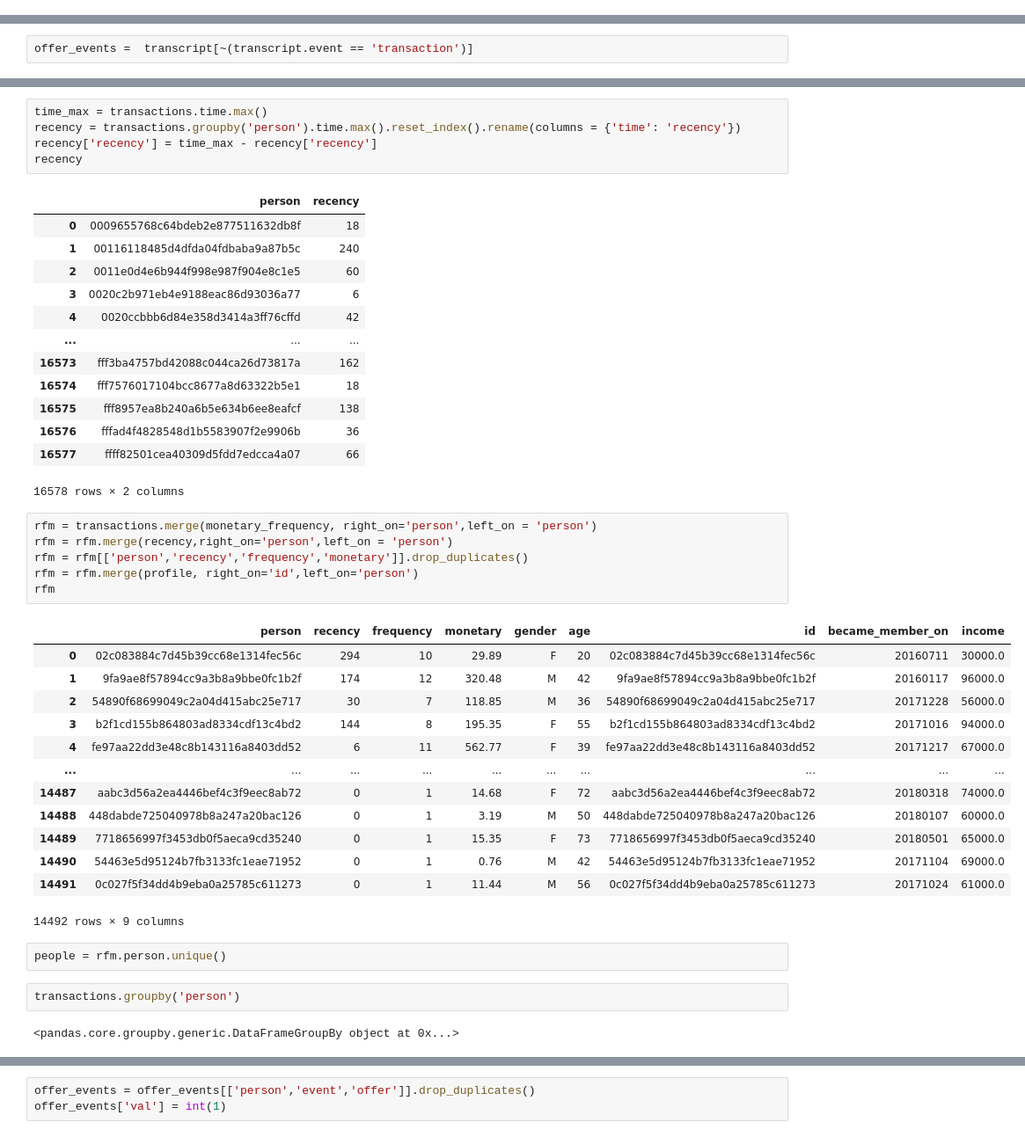
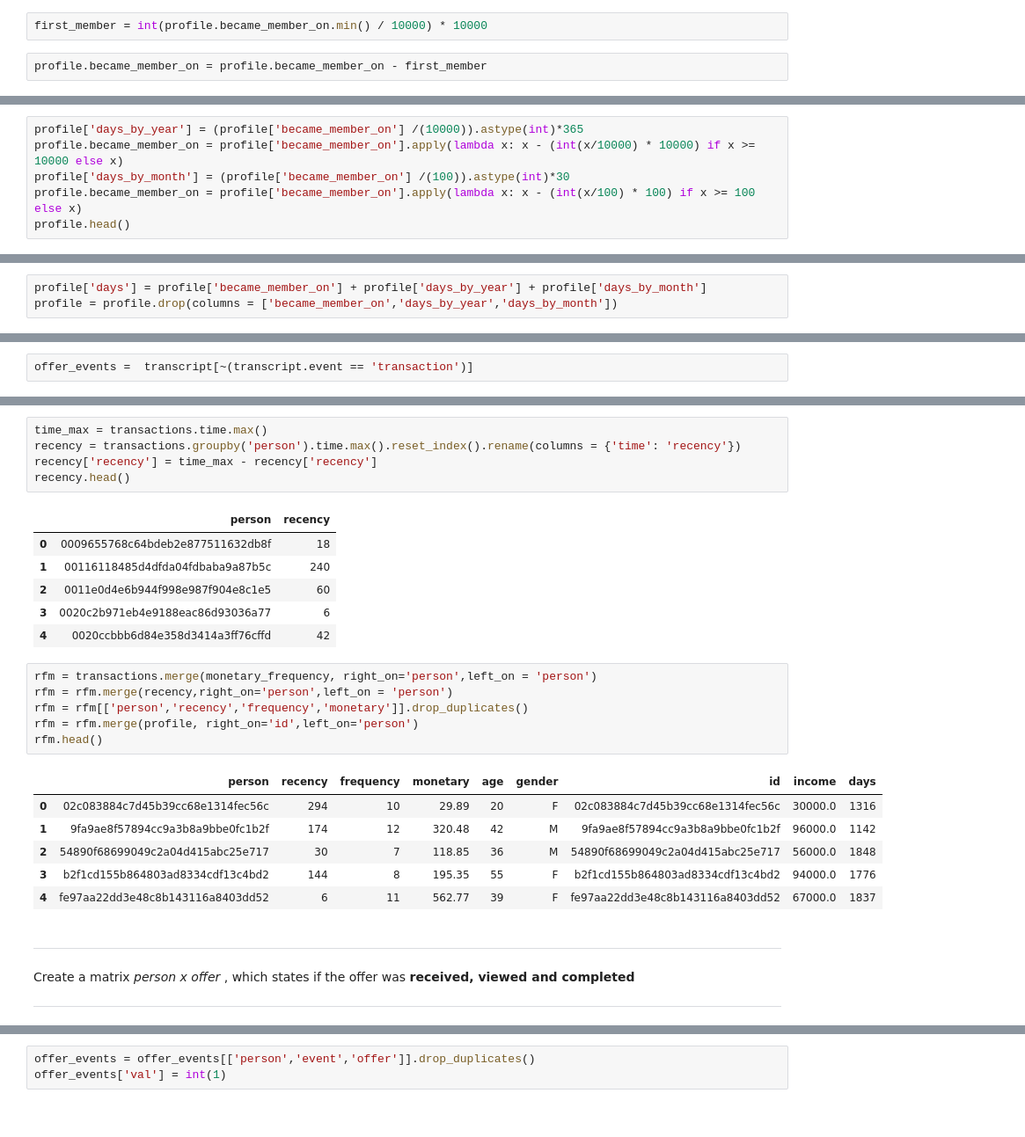
Before and after one commit to luisacabs/capstone, a Jupyter notebook: Capstone.ipynb, the cells around one changed output, grey strips where cells are left out. Shown at 88% size. Cells and saved outputs as stored; diff of their text form.

```diff
--- a/Capstone.ipynb
+++ b/Capstone.ipynb
@@ -120,0 +159,4 @@ portfolio
+# %%
+first_member = int(profile.became_member_on.min() / 10000) * 10000
+# %%
+profile.became_member_on = profile.became_member_on - first_member
@@ -120,0 +172,6 @@ portfolio
+# %%
+profile['days_by_year'] = (profile['became_member_on'] /(10000)).astype(int)*365
+profile.became_member_on = profile['became_member_on'].apply(lambda x: x - (int(x/10000) * 10000) if x >= 10000 else x)
+profile['days_by_month'] = (profile['became_member_on'] /(100)).astype(int)*30
+profile.became_member_on = profile['became_member_on'].apply(lambda x: x - (int(x/100) * 100) if x >= 100 else x)
+profile.head()
@@ -120,0 +185,3 @@ portfolio
+# %%
+profile['days'] = profile['became_member_on'] + profile['days_by_year'] + profile['days_by_month']
+profile = profile.drop(columns = ['became_member_on','days_by_year','days_by_month'])
@@ -298,7 +302,7 @@ monetary_frequency
 time_max = transactions.time.max()
 recency = transactions.groupby('person').time.max().reset_index().rename(columns = {'time': 'recency'})
 recency['recency'] = time_max - recency['recency']
-recency
+recency.head()
 # %% [output]
 |  | person | recency |
 | 0 | 0009655768c64bdeb2e877511632db8f | 18 |
@@ -306,37 +310,21 @@ recency
 | 2 | 0011e0d4e6b944f998e987f904e8c1e5 | 60 |
 | 3 | 0020c2b971eb4e9188eac86d93036a77 | 6 |
 | 4 | 0020ccbbb6d84e358d3414a3ff76cffd | 42 |
-| ... | ... | ... |
-| 16573 | fff3ba4757bd42088c044ca26d73817a | 162 |
-| 16574 | fff7576017104bcc8677a8d63322b5e1 | 18 |
-| 16575 | fff8957ea8b240a6b5e634b6ee8eafcf | 138 |
-| 16576 | fffad4f4828548d1b5583907f2e9906b | 36 |
-| 16577 | ffff82501cea40309d5fdd7edcca4a07 | 66 |
-16578 rows × 2 columns
 # %%
 rfm = transactions.merge(monetary_frequency, right_on='person',left_on = 'person')
 rfm = rfm.merge(recency,right_on='person',left_on = 'person')
 rfm = rfm[['person','recency','frequency','monetary']].drop_duplicates()
 rfm = rfm.merge(profile, right_on='id',left_on='person')
-rfm
+rfm.head()
 # %% [output]
-|  | person | recency | frequency | monetary | gender | age | id | became_member_on | income |
-| 0 | 02c083884c7d45b39cc68e1314fec56c | 294 | 10 | 29.89 | F | 20 | 02c083884c7d45b39cc68e1314fec56c | 20160711 | 30000.0 |
-| 1 | 9fa9ae8f57894cc9a3b8a9bbe0fc1b2f | 174 | 12 | 320.48 | M | 42 | 9fa9ae8f57894cc9a3b8a9bbe0fc1b2f | 20160117 | 96000.0 |
-| 2 | 54890f68699049c2a04d415abc25e717 | 30 | 7 | 118.85 | M | 36 | 54890f68699049c2a04d415abc25e717 | 20171228 | 56000.0 |
-| 3 | b2f1cd155b864803ad8334cdf13c4bd2 | 144 | 8 | 195.35 | F | 55 | b2f1cd155b864803ad8334cdf13c4bd2 | 20171016 | 94000.0 |
-| 4 | fe97aa22dd3e48c8b143116a8403dd52 | 6 | 11 | 562.77 | F | 39 | fe97aa22dd3e48c8b143116a8403dd52 | 20171217 | 67000.0 |
-| ... | ... | ... | ... | ... | ... | ... | ... | ... | ... |
-| 14487 | aabc3d56a2ea4446bef4c3f9eec8ab72 | 0 | 1 | 14.68 | F | 72 | aabc3d56a2ea4446bef4c3f9eec8ab72 | 20180318 | 74000.0 |
-| 14488 | 448dabde725040978b8a247a20bac126 | 0 | 1 | 3.19 | M | 50 | 448dabde725040978b8a247a20bac126 | 20180107 | 60000.0 |
-| 14489 | 7718656997f3453db0f5aeca9cd35240 | 0 | 1 | 15.35 | F | 73 | 7718656997f3453db0f5aeca9cd35240 | 20180501 | 65000.0 |
-| 14490 | 54463e5d95124b7fb3133fc1eae71952 | 0 | 1 | 0.76 | M | 42 | 54463e5d95124b7fb3133fc1eae71952 | 20171104 | 69000.0 |
-| 14491 | 0c027f5f34dd4b9eba0a25785c611273 | 0 | 1 | 11.44 | M | 56 | 0c027f5f34dd4b9eba0a25785c611273 | 20171024 | 61000.0 |
+|  | person | recency | frequency | monetary | age | gender | id | income | days |
+| 0 | 02c083884c7d45b39cc68e1314fec56c | 294 | 10 | 29.89 | 20 | F | 02c083884c7d45b39cc68e1314fec56c | 30000.0 | 1316 |
+| 1 | 9fa9ae8f57894cc9a3b8a9bbe0fc1b2f | 174 | 12 | 320.48 | 42 | M | 9fa9ae8f57894cc9a3b8a9bbe0fc1b2f | 96000.0 | 1142 |
+| 2 | 54890f68699049c2a04d415abc25e717 | 30 | 7 | 118.85 | 36 | M | 54890f68699049c2a04d415abc25e717 | 56000.0 | 1848 |
+| 3 | b2f1cd155b864803ad8334cdf13c4bd2 | 144 | 8 | 195.35 | 55 | F | b2f1cd155b864803ad8334cdf13c4bd2 | 94000.0 | 1776 |
+| 4 | fe97aa22dd3e48c8b143116a8403dd52 | 6 | 11 | 562.77 | 39 | F | fe97aa22dd3e48c8b143116a8403dd52 | 67000.0 | 1837 |
-14492 rows × 9 columns
-# %%
-people = rfm.person.unique()
-# %%
-transactions.groupby('person')
-# %% [output]
-<pandas.core.groupby.generic.DataFrameGroupBy object at 0x...>
+# %% [markdown]
+___
+Create a matrix *person x offer* , which states if the offer was **received, viewed and completed**
+___
 # %%
```
Also changed, not shown: parts of 108 cells of this notebook, 9 other files.
